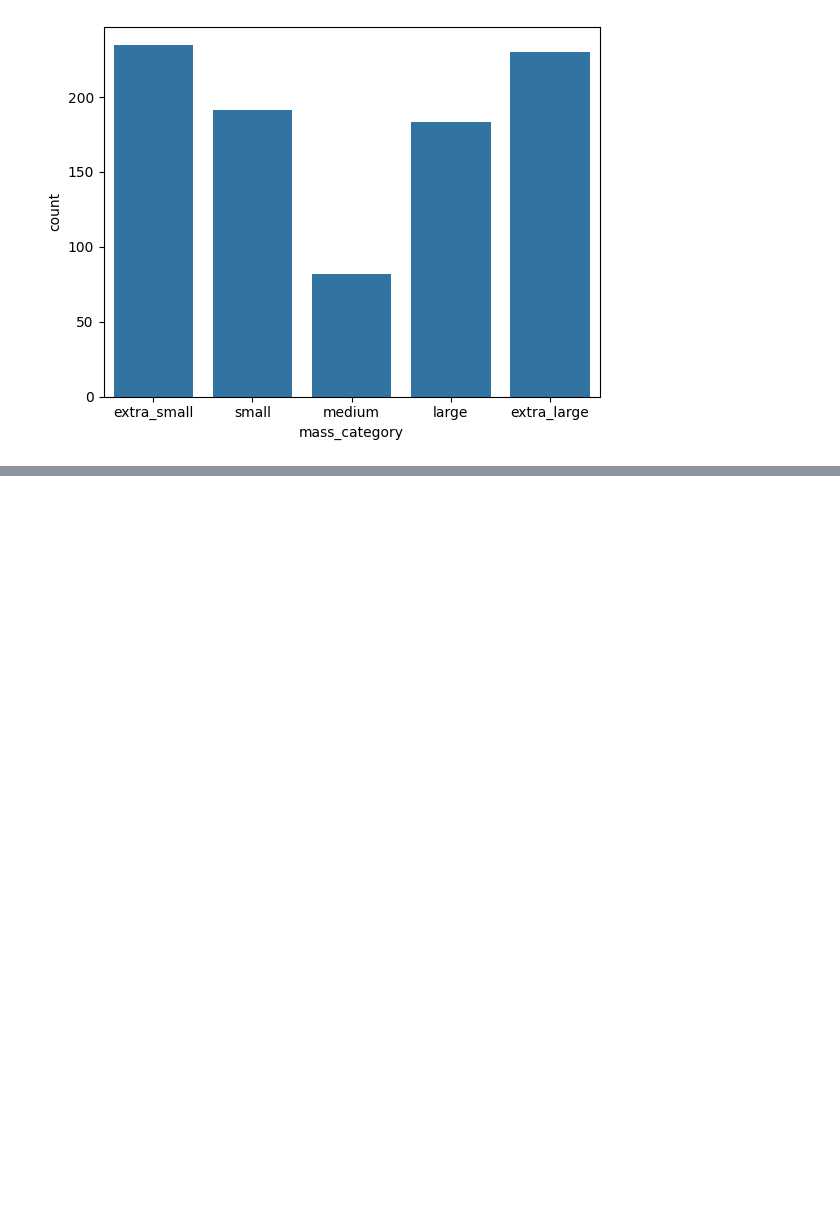
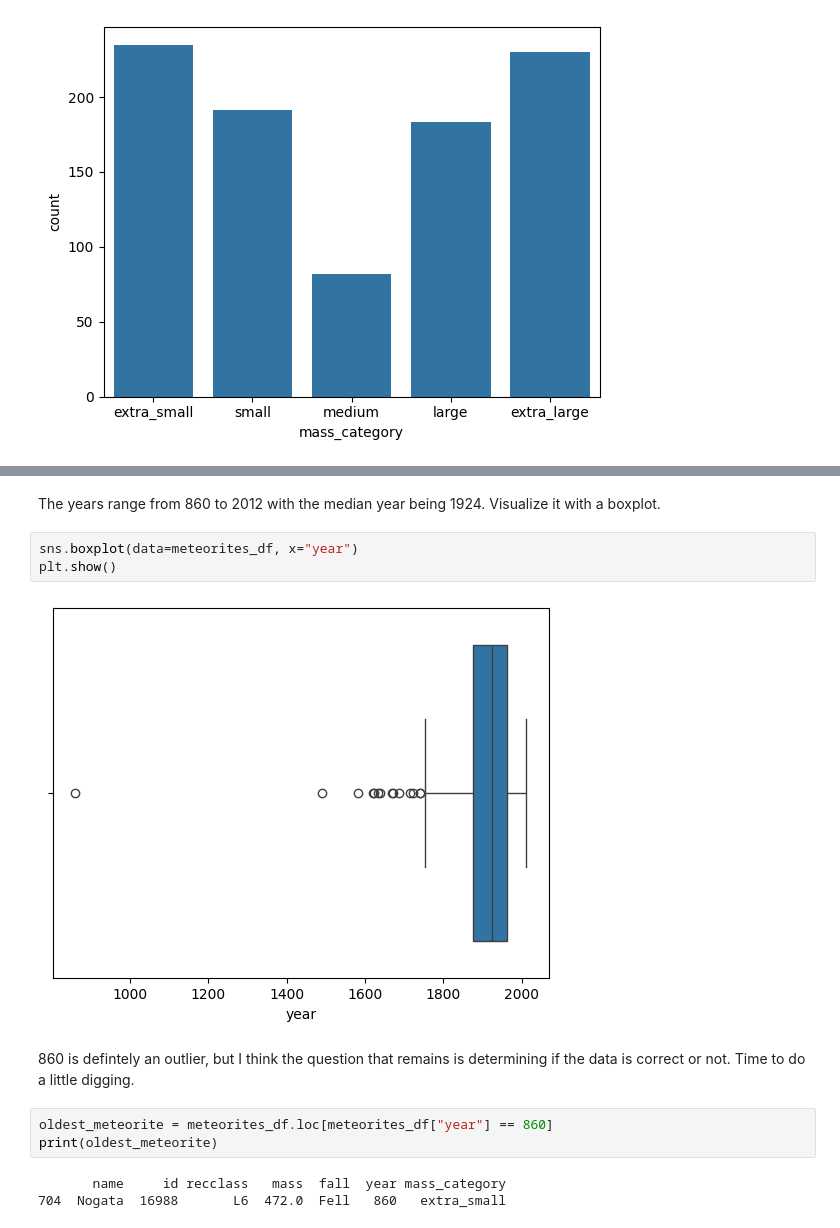
Before and after one commit to calebdcavazos/data_projects, a Jupyter notebook: meteorite/meteorites.ipynb, the cells around one changed output, grey strips where cells are left out. Cells and saved outputs as stored; diff of their text form; blank space fills up the shorter version.

Commit message:
started to look into the year

```diff
--- a/meteorite/meteorites.ipynb
+++ b/meteorite/meteorites.ipynb
@@ -244,0 +259,15 @@ plt.show()
+# %% [markdown]
+The years range from 860 to 2012 with the median year being 1924. Visualize it with a boxplot.
+# %%
+sns.boxplot(data=meteorites_df, x="year")
+plt.show()
+# %% [output]
+[figure, added]
+# %% [markdown]
+860 is defintely an outlier, but I think the question that remains is determining if the data is correct or not. Time to do a little digging.
+# %%
+oldest_meteorite = meteorites_df.loc[meteorites_df["year"] == 860]
+print(oldest_meteorite)
+# %% [output]
+       name     id recclass   mass  fall  year mass_category
+704  Nogata  16988       L6  472.0  Fell   860   extra_small
```
Also changed, not shown: parts of 5 cells of this notebook.
